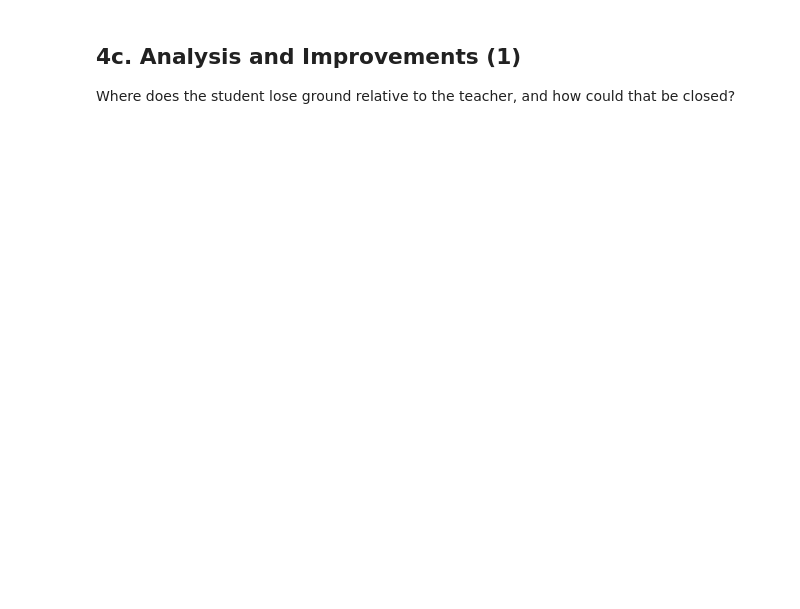
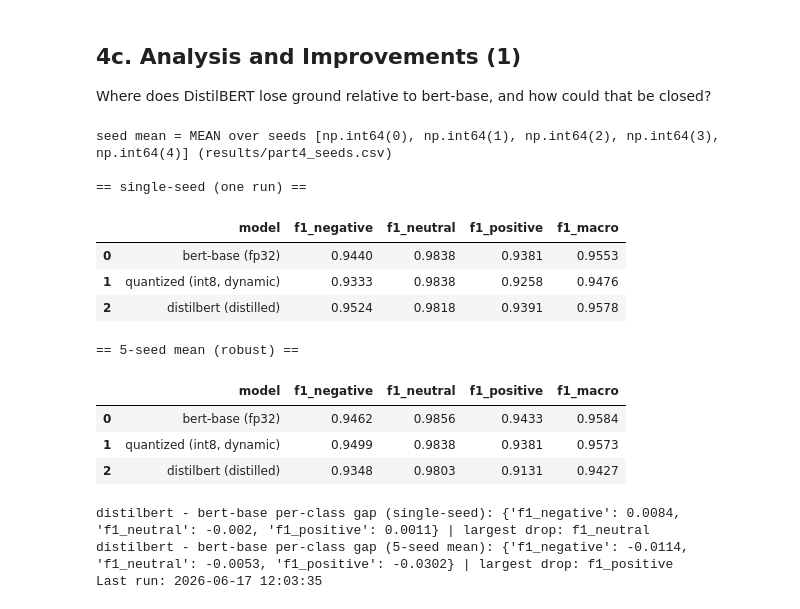
Before and after one commit to cherrylchico/advanced_nlp, a Jupyter notebook: notebooks/part4.ipynb, the cells around one changed output. Cells and saved outputs as stored; diff of their text form; code cells hidden in the pictures; blank space fills up the shorter version.

```diff
--- a/notebooks/part4.ipynb
+++ b/notebooks/part4.ipynb
@@ -279,18 +575,60 @@ table
 # %% [markdown]
 ## 4c.‍ Analysis and Improvements (1)
 
-Where does the student lose ground relative to the teacher, and how could that be closed?‍
+Where does DistilBERT lose ground relative to bert-base, and how could that be closed?‍
 # %%
 # watermark: AGLLM (AI-assisted content disclosure)
-# 4c: per-class macro-F1 breakdown — locate where the student degrades vs the teacher.
+# 4c: per-class macro-F1 breakdown — locate where distilbert degrades vs bert-base.
+# Show BOTH views: the single-seed run (from the 4a profiles) and the 5-seed MEAN
+# (results/part4_seeds.csv). They disagree -- the single run flatters distilbert -- which is the
+# point: the seed mean is the robust read, the single run is one lucky draw.
 classes = ["f1_negative", "f1_neutral", "f1_positive"]
-perclass = pd.DataFrame([{"model": r["label"],
-                          **{c: round(float(r["_metrics"][c]), 4) for c in classes},
-                          "f1_macro": r["f1_macro"]}
-                         for r in [teacher_p, quant_p, student_p]])
-student_gap = {c: round(float(student_p["_metrics"][c]) - float(teacher_p["_metrics"][c]), 4)
-               for c in classes}
-print("student - teacher per-class F1 gap:", student_gap)
-print("largest drop:", min(student_gap, key=student_gap.get))
-perclass
+name_map = {"bert-base (fp32)": "bert-base", "quantized (int8, dynamic)": "quantized",
+            "distilbert (distilled)": "distilbert"}
+rows = [bert_p, quant_p, distilbert_p]
+
+seed_means = {}
+if os.path.exists("../results/part4_seeds.csv"):
+    _sdf = pd.read_csv("../results/part4_seeds.csv")
+    seed_means = {m: g[eu.METRIC_KEYS].mean() for m, g in _sdf.groupby("model")}
+    print(f"seed mean = MEAN over seeds {sorted(_sdf['seed'].unique())} (results/part4_seeds.csv)\n")
+else:
+    print("no part4_seeds.csv -> showing single-seed only (run 4a.3 for the seed means)\n")
+
+def table_from(get_metrics):
+    return pd.DataFrame([{"model": r["label"],
+                          **{c: round(float(get_metrics(r)[c]), 4) for c in classes},
+                          "f1_macro": round(float(get_metrics(r)["f1_macro"]), 4)} for r in rows])
+
+single = table_from(lambda r: r["_metrics"])
+print("== single-seed (one run) ==")
+display(single)
+
+if seed_means:
+    mean_m = lambda r: seed_means.get(name_map[r["label"]], r["_metrics"])
+    mean = table_from(mean_m)
+    print("== 5-seed mean (robust) ==")
+    display(mean)
+    gap_single = {c: round(float(distilbert_p["_metrics"][c]) - float(bert_p["_metrics"][c]), 4) for c in classes}
+    gap_mean = {c: round(float(mean_m(distilbert_p)[c]) - float(mean_m(bert_p)[c]), 4) for c in classes}
+    print("distilbert - bert-base per-class gap (single-seed):", gap_single,
+          "| largest drop:", min(gap_single, key=gap_single.get))
+    print("distilbert - bert-base per-class gap (5-seed mean):", gap_mean,
+          "| largest drop:", min(gap_mean, key=gap_mean.get))
+# %% [output]
+seed mean = MEAN over seeds [np.int64(0), np.int64(1), np.int64(2), np.int64(3), np.int64(4)] (results/part4_seeds.csv)
+
+== single-seed (one run) ==
+|  | model | f1_negative | f1_neutral | f1_positive | f1_macro |
+| 0 | bert-base (fp32) | 0.9440 | 0.9838 | 0.9381 | 0.9553 |
+| 1 | quantized (int8, dynamic) | 0.9333 | 0.9838 | 0.9258 | 0.9476 |
+| 2 | distilbert (distilled) | 0.9524 | 0.9818 | 0.9391 | 0.9578 |
+== 5-seed mean (robust) ==
+|  | model | f1_negative | f1_neutral | f1_positive | f1_macro |
+| 0 | bert-base (fp32) | 0.9462 | 0.9856 | 0.9433 | 0.9584 |
+| 1 | quantized (int8, dynamic) | 0.9499 | 0.9838 | 0.9381 | 0.9573 |
+| 2 | distilbert (distilled) | 0.9348 | 0.9803 | 0.9131 | 0.9427 |
+distilbert - bert-base per-class gap (single-seed): {'f1_negative': 0.0084, 'f1_neutral': -0.002, 'f1_positive': 0.0011} | largest drop: f1_neutral
+distilbert - bert-base per-class gap (5-seed mean): {'f1_negative': -0.0114, 'f1_neutral': -0.0053, 'f1_positive': -0.0302} | largest drop: f1_positive
+Last run: 2026-06-17 12:03:35
 # %% [markdown]
```
Also changed, not shown: parts of 26 cells of this notebook, 4 other files.
